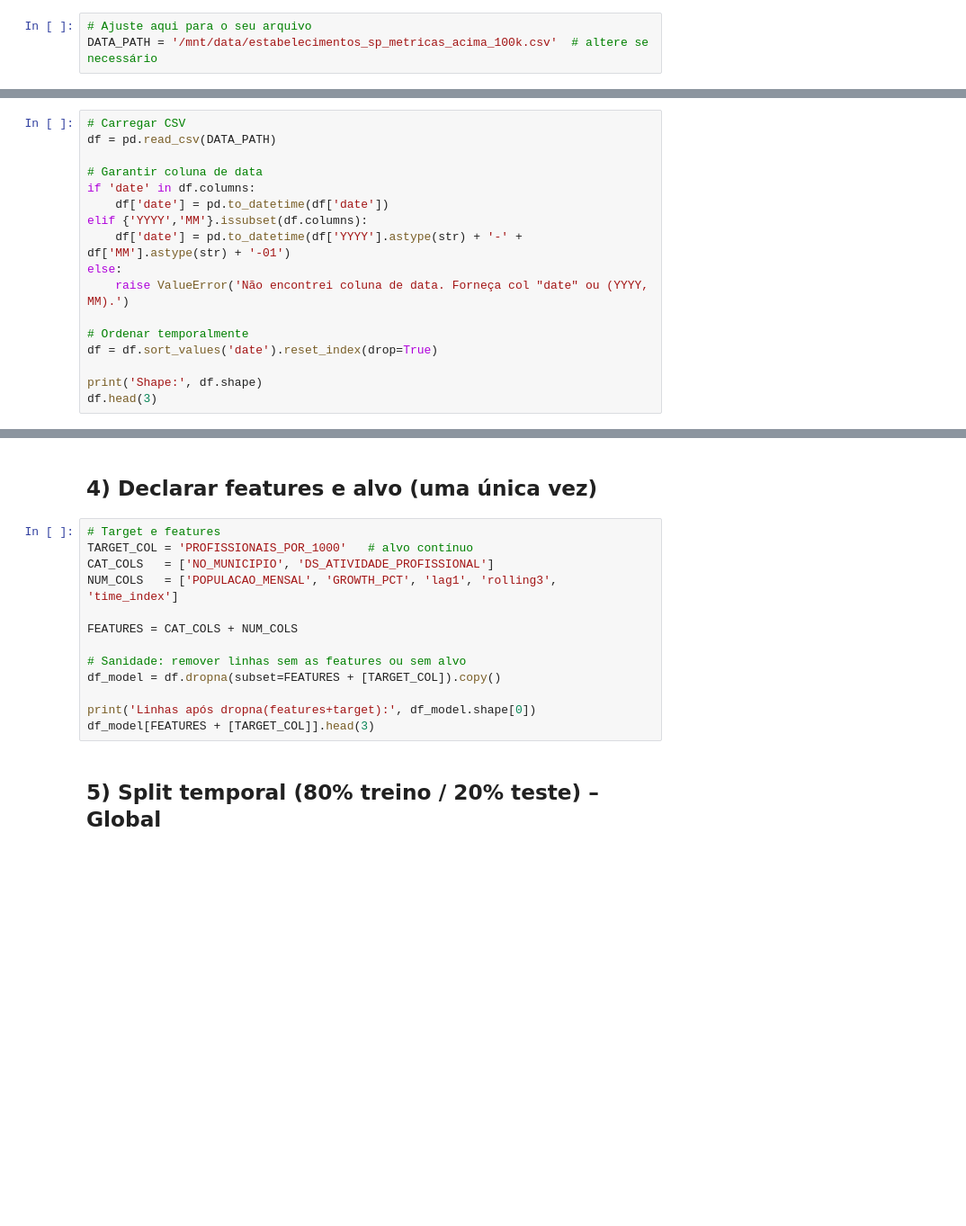
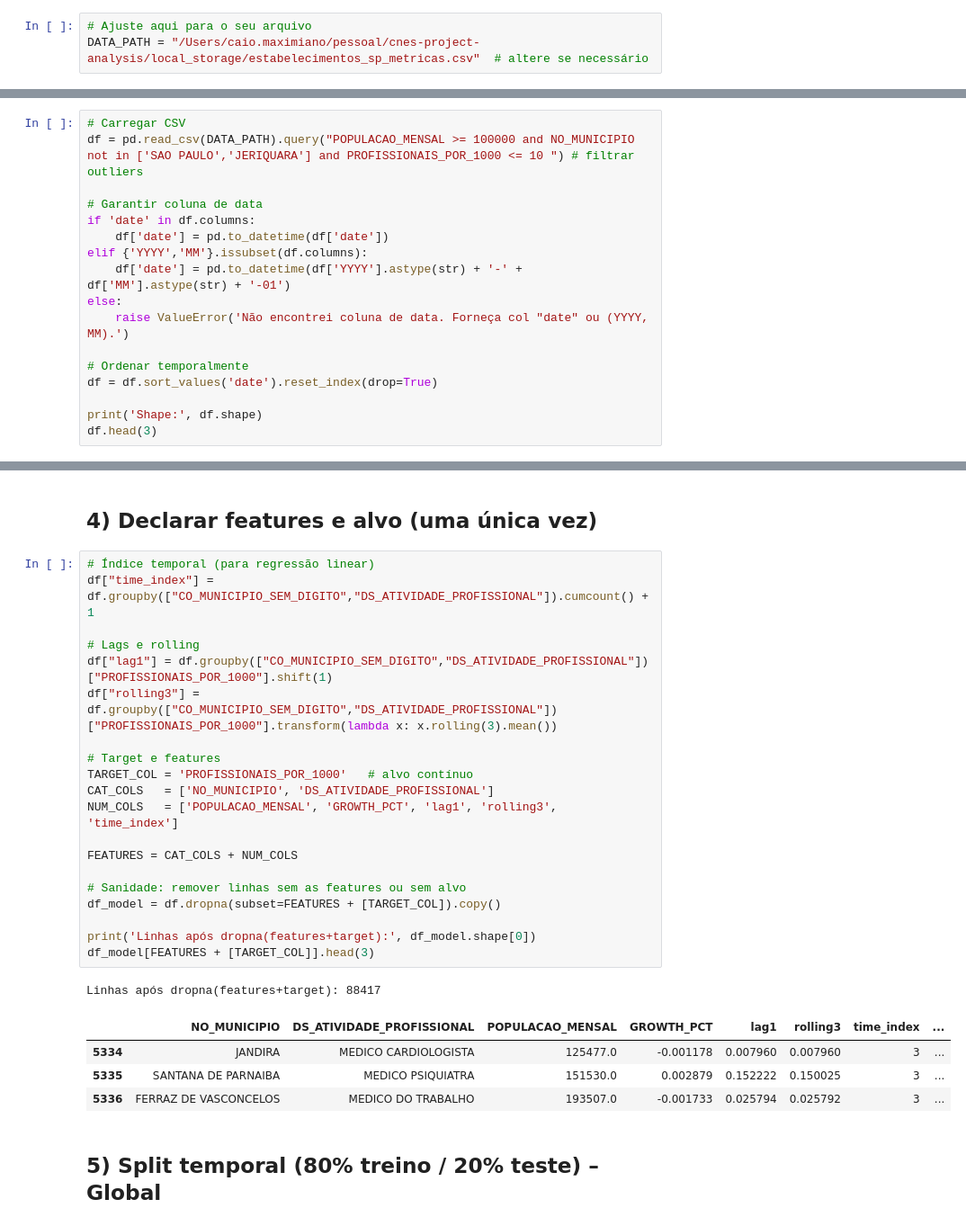
Before and after one commit to caio-maximiano/cnes-project-analysis, a Jupyter notebook: exploration/entregas/linear_regression_acima_100k_v1.ipynb, the cells around one changed output, grey strips where cells are left out. Shown: that part at 90% size. Drawn from its saved outputs; the diff is of its cells as text; blank space fills up the shorter version.

```diff
--- a/exploration/entregas/linear_regression_acima_100k_v1.ipynb
+++ b/exploration/entregas/linear_regression_acima_100k_v1.ipynb
@@ -22,12 +22,12 @@ from sklearn.metrics import mean_absolute_error, root_mean_squared_error, r2_sco
 ## 2) Caminho dos dados
 # %%
 # Ajuste aqui para o seu arquivo
-DATA_PATH = '/mnt/data/estabelecimentos_sp_metricas_acima_100k.csv'  # altere se necessário
+DATA_PATH = "/Users/caio.maximiano/pessoal/cnes-project-analysis/local_storage/estabelecimentos_sp_metricas.csv"  # altere se necessário
 # %% [markdown]
 ## 3) Carregar e preparar dados
 # %%
 # Carregar CSV
-df = pd.read_csv(DATA_PATH)
+df = pd.read_csv(DATA_PATH).query("POPULACAO_MENSAL >= 100000 and NO_MUNICIPIO not in ['SAO PAULO','JERIQUARA'] and PROFISSIONAIS_POR_1000 <= 10 ") # filtrar outliers
 
 # Garantir coluna de data
 if 'date' in df.columns:
@@ -45,18 +51,31 @@ df.head(3)
 # %% [markdown]
 ## 4) Declarar **features** e **alvo** (uma única vez)
 # %%
+# Índice temporal (para regressão linear)
+df["time_index"] = df.groupby(["CO_MUNICIPIO_SEM_DIGITO","DS_ATIVIDADE_PROFISSIONAL"]).cumcount() + 1
+
+# Lags e rolling
+df["lag1"] = df.groupby(["CO_MUNICIPIO_SEM_DIGITO","DS_ATIVIDADE_PROFISSIONAL"])["PROFISSIONAIS_POR_1000"].shift(1)
+df["rolling3"] = df.groupby(["CO_MUNICIPIO_SEM_DIGITO","DS_ATIVIDADE_PROFISSIONAL"])["PROFISSIONAIS_POR_1000"].transform(lambda x: x.rolling(3).mean())
+
 # Target e features
 TARGET_COL = 'PROFISSIONAIS_POR_1000'   # alvo contínuo
 CAT_COLS   = ['NO_MUNICIPIO', 'DS_ATIVIDADE_PROFISSIONAL']
 NUM_COLS   = ['POPULACAO_MENSAL', 'GROWTH_PCT', 'lag1', 'rolling3', 'time_index']
 
 FEATURES = CAT_COLS + NUM_COLS
 
 # Sanidade: remover linhas sem as features ou sem alvo
 df_model = df.dropna(subset=FEATURES + [TARGET_COL]).copy()
 
 print('Linhas após dropna(features+target):', df_model.shape[0])
 df_model[FEATURES + [TARGET_COL]].head(3)
+# %% [output]
+Linhas após dropna(features+target): 88417
+|  | NO_MUNICIPIO | DS_ATIVIDADE_PROFISSIONAL | POPULACAO_MENSAL | GROWTH_PCT | lag1 | rolling3 | time_index | ... |
+| 5334 | JANDIRA | MEDICO CARDIOLOGISTA | 125477.0 | -0.001178 | 0.007960 | 0.007960 | 3 | ... |
+| 5335 | SANTANA DE PARNAIBA | MEDICO PSIQUIATRA | 151530.0 | 0.002879 | 0.152222 | 0.150025 | 3 | ... |
+| 5336 | FERRAZ DE VASCONCELOS | MEDICO DO TRABALHO | 193507.0 | -0.001733 | 0.025794 | 0.025792 | 3 | ... |
 # %% [markdown]
 ## 5) Split temporal (80% treino / 20% teste) – Global
 # %%
```
Also changed, not shown: parts of 10 cells of this notebook, 5 other files.
